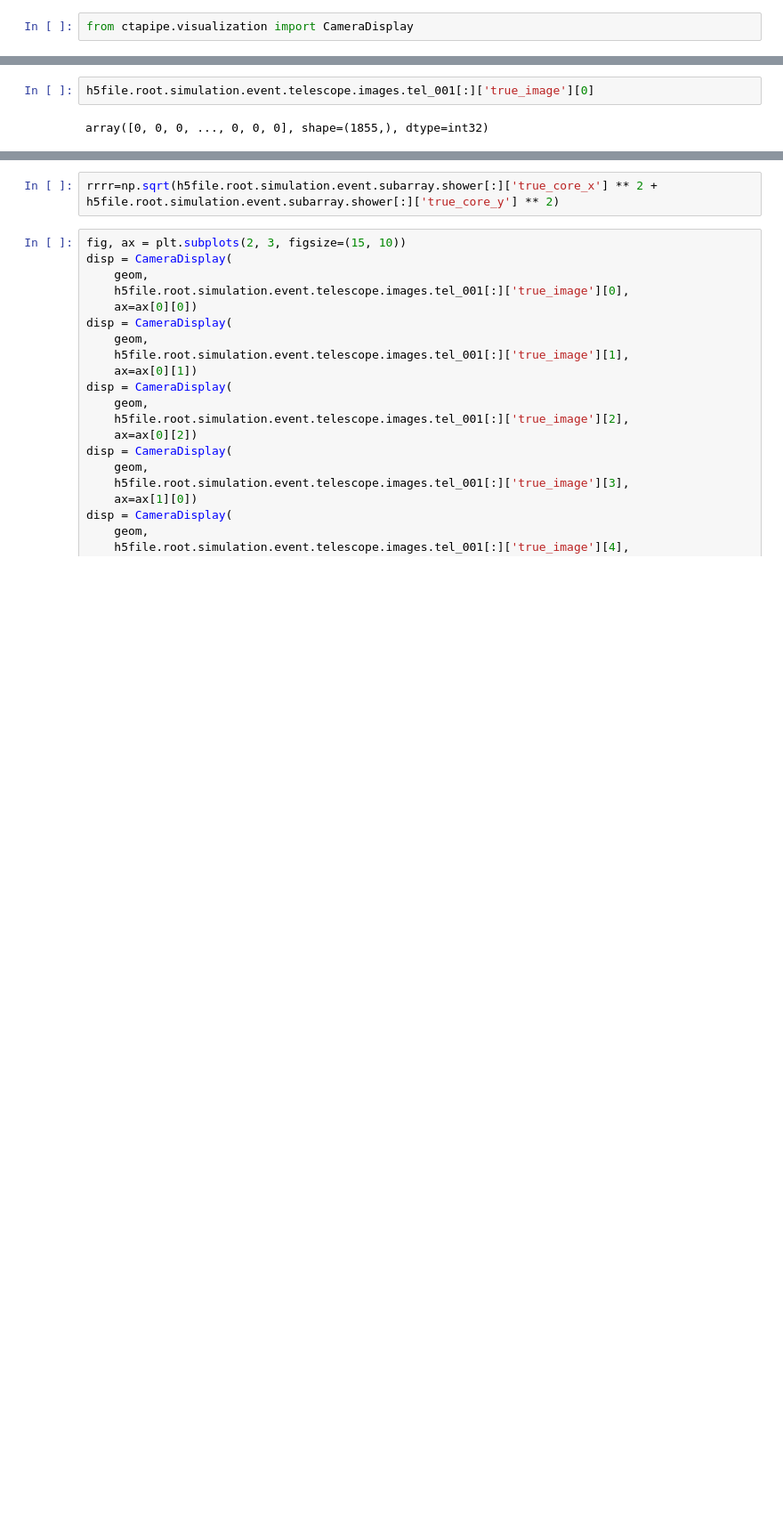
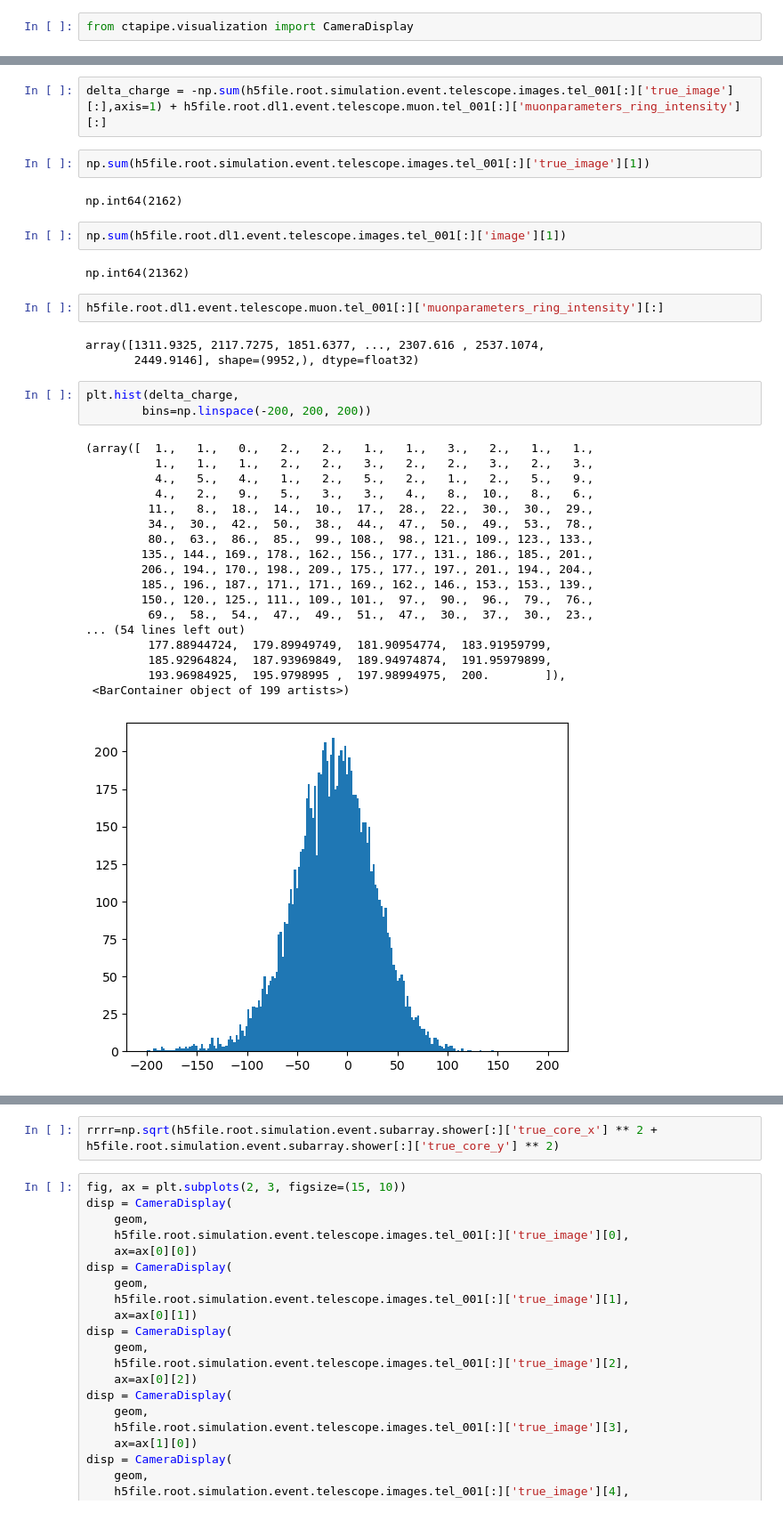
Before and after one commit to burmist-git/079_muon_CameraDisplay, a Jupyter notebook: muons_CameraDisplay.ipynb, the cells around one changed output, grey strips where cells are left out. Shown at 89% size. Cells and saved outputs as stored; diff of their text form; blank space fills up the shorter version.

```diff
--- a/muons_CameraDisplay.ipynb
+++ b/muons_CameraDisplay.ipynb
@@ -105,4 +116,37 @@ array([(1,     100, 1, [-11,  -5,  -6, ..., -12,   7,  -2], [1646, 1825, 1705, .
 # %%
-h5file.root.simulation.event.telescope.images.tel_001[:]['true_image'][0]
+delta_charge = -np.sum(h5file.root.simulation.event.telescope.images.tel_001[:]['true_image'][:],axis=1) + h5file.root.dl1.event.telescope.muon.tel_001[:]['muonparameters_ring_intensity'][:]
-# %% [output]
-array([0, 0, 0, ..., 0, 0, 0], shape=(1855,), dtype=int32)
+# %%
+np.sum(h5file.root.simulation.event.telescope.images.tel_001[:]['true_image'][1])
+# %% [output]
+np.int64(2162)
+# %%
+np.sum(h5file.root.dl1.event.telescope.images.tel_001[:]['image'][1])
+# %% [output]
+np.int64(21362)
+# %%
+h5file.root.dl1.event.telescope.muon.tel_001[:]['muonparameters_ring_intensity'][:]
+# %% [output]
+array([1311.9325, 2117.7275, 1851.6377, ..., 2307.616 , 2537.1074,
+       2449.9146], shape=(9952,), dtype=float32)
+# %%
+plt.hist(delta_charge,
+        bins=np.linspace(-200, 200, 200))
+# %% [output]
+(array([  1.,   1.,   0.,   2.,   2.,   1.,   1.,   3.,   2.,   1.,   1.,
+          1.,   1.,   1.,   2.,   2.,   3.,   2.,   2.,   3.,   2.,   3.,
+          4.,   5.,   4.,   1.,   2.,   5.,   2.,   1.,   2.,   5.,   9.,
+          4.,   2.,   9.,   5.,   3.,   3.,   4.,   8.,  10.,   8.,   6.,
+         11.,   8.,  18.,  14.,  10.,  17.,  28.,  22.,  30.,  30.,  29.,
+         34.,  30.,  42.,  50.,  38.,  44.,  47.,  50.,  49.,  53.,  78.,
+         80.,  63.,  86.,  85.,  99., 108.,  98., 121., 109., 123., 133.,
+        135., 144., 169., 178., 162., 156., 177., 131., 186., 185., 201.,
+        206., 194., 170., 198., 209., 175., 177., 197., 201., 194., 204.,
+        185., 196., 187., 171., 171., 169., 162., 146., 153., 153., 139.,
+        150., 120., 125., 111., 109., 101.,  97.,  90.,  96.,  79.,  76.,
+         69.,  58.,  54.,  47.,  49.,  51.,  47.,  30.,  37.,  30.,  23.,
+... (54 lines left out)
+         177.88944724,  179.89949749,  181.90954774,  183.91959799,
+         185.92964824,  187.93969849,  189.94974874,  191.95979899,
+         193.96984925,  195.9798995 ,  197.98994975,  200.        ]),
+ <BarContainer object of 199 artists>)
+[figure, added]
```
Also changed, not shown: parts of 24 cells of this notebook, 1 other file.
